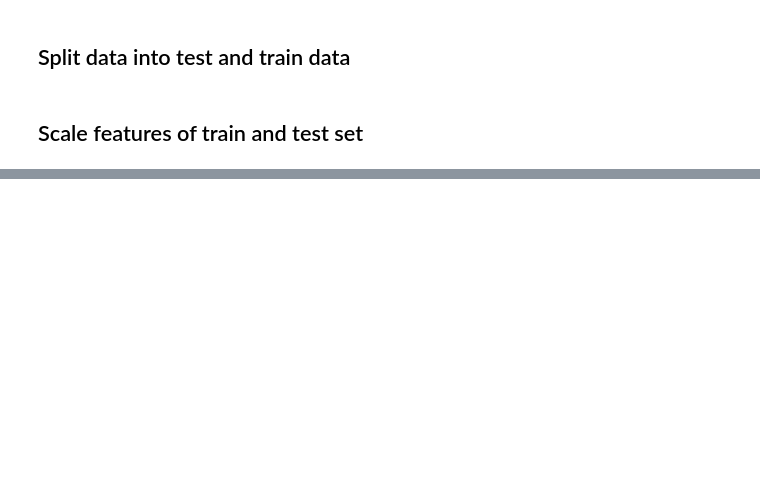
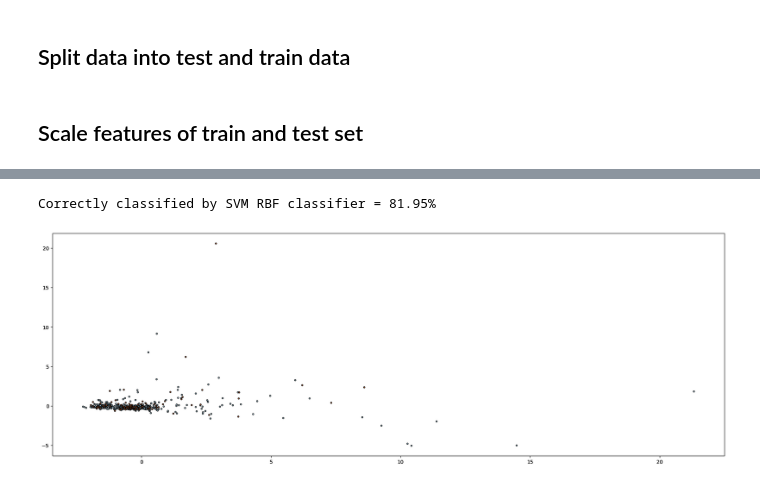
Before and after one commit to peterij/TM10007_Diagnosing_heart_disease, a Jupyter notebook: assignment.ipynb, the cells around one changed output, grey strips where cells are left out. Saved outputs shown, nothing was run; the diff lists cells and outputs as text; code cells hidden in the pictures; blank space fills up the shorter version.

```diff
--- a/assignment.ipynb
+++ b/assignment.ipynb
@@ -227,25 +249,28 @@ print(f'Correctly classified by Gaussian classifier = {rounded_percentage}%')
 # %%
 # SVM RBF
 from sklearn.svm import SVC
 from sklearn.decomposition import PCA, KernelPCA
 from sklearn.kernel_approximation import RBFSampler
 from sklearn.metrics.pairwise import rbf_kernel, sigmoid_kernel
 
 svmrbf = SVC(kernel='rbf', gamma='scale')
 fig = plt.figure(figsize=(24,8))
 ax = fig.add_subplot()
 ax.scatter(X_pca[:, 0], X_pca[:, 1], marker='o', c=y,
         s=25, edgecolor='k', cmap=plt.cm.Paired)
 svmrbf.fit(X_pca,y)
 ax = fig.add_subplot()
 ax.scatter(X_pca[:,0],X_pca[:,1],marker='o',c=y,s=8,edgecolor='k',cmap=plt.cm.Paired)
-y_pred = pd.DataFrame(svmrbf.predict(X_pca))
-correct = pd.DataFrame(y)
+y_pred = pd.DataFrame(svmrbf.predict(X_val_pca))
+correct = pd.DataFrame(y_val)
 percentage = pd.DataFrame((correct != y_pred).sum() / len(y_pred))
 percentage_value = percentage.iloc[:,:].values
 float_percentage = 100-(float(percentage_value)*100)
 rounded_percentage = "{:.2f}".format(float_percentage)
 print(f'Correctly classified by SVM RBF classifier = {rounded_percentage}%')
+# %% [output]
+Correctly classified by SVM RBF classifier = 81.95%
+[figure, added]
 # %%
 # SVM polynomial
 svmpoly = SVC(kernel='poly', degree=3, gamma='scale')
```
Also changed, not shown: parts of 7 cells of this notebook.
